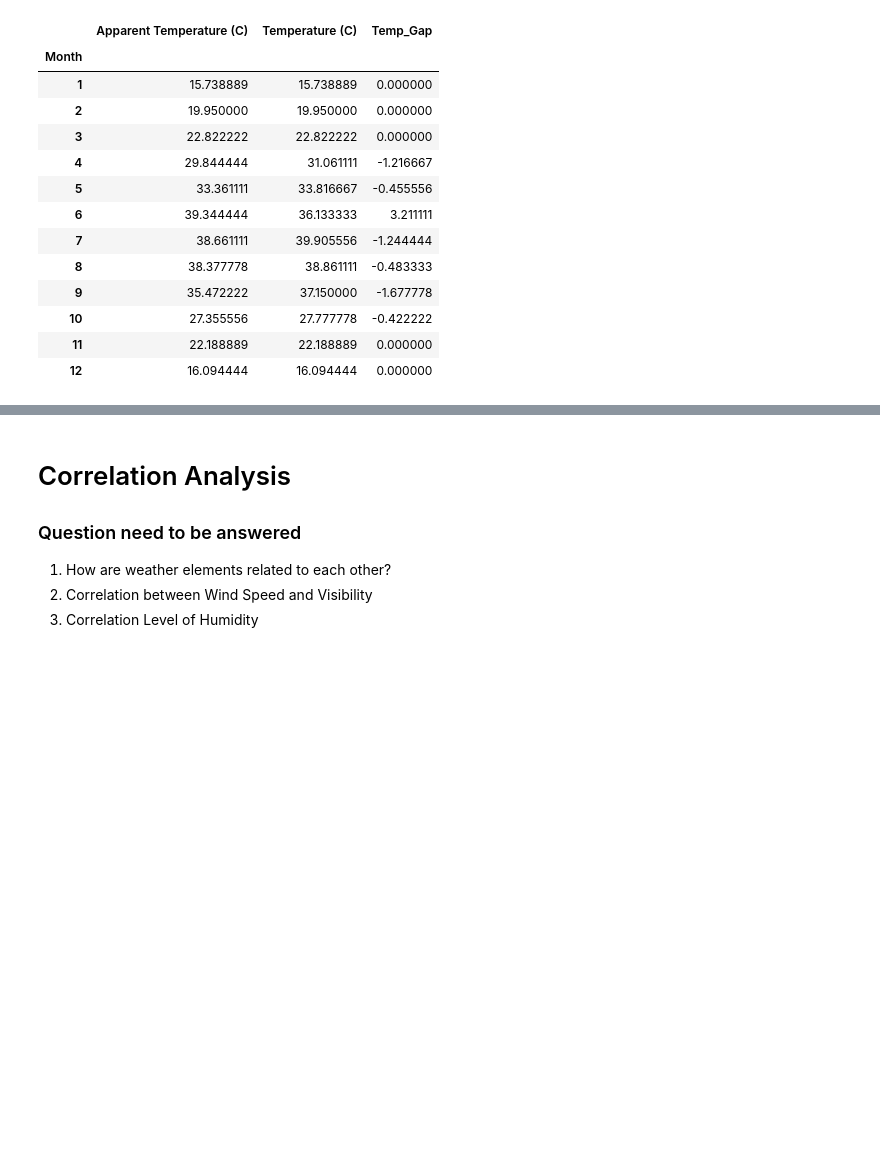
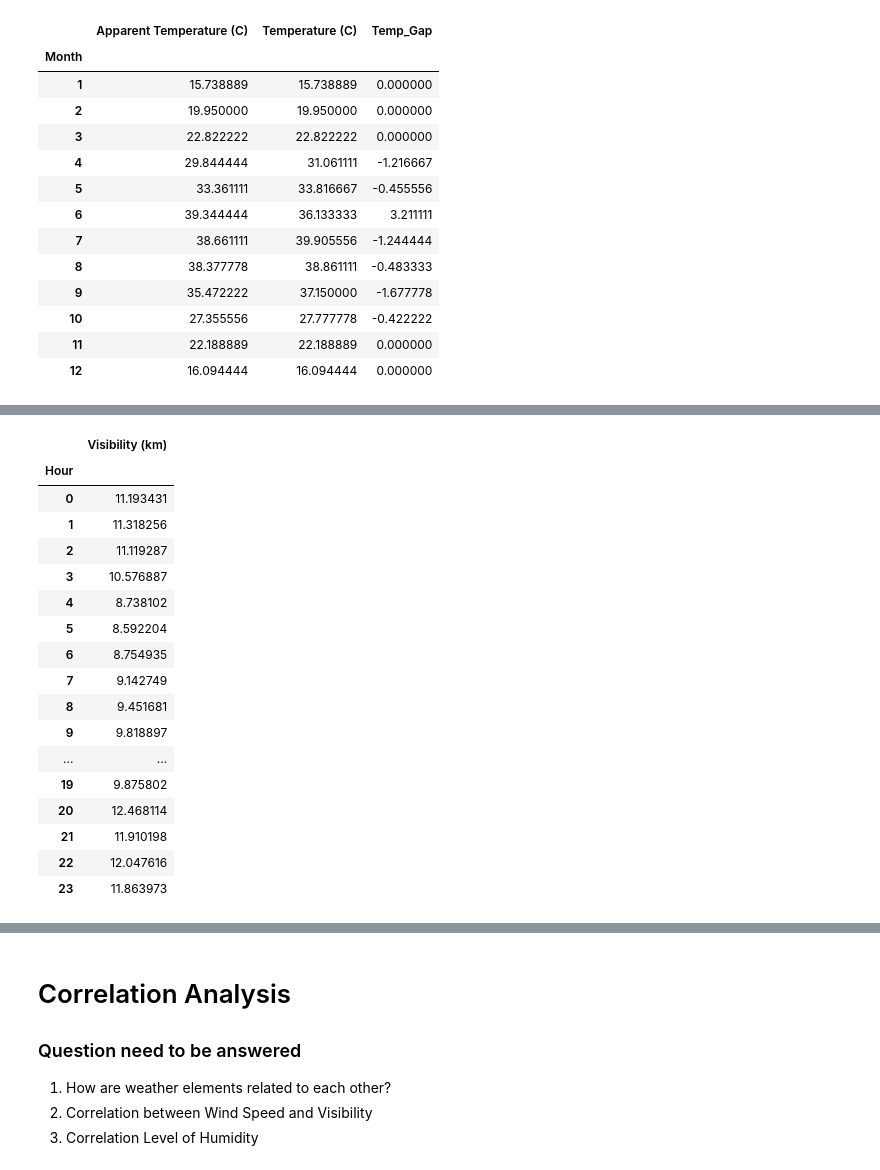
Before and after one commit to CMC-NCKH-2026/Weather_forcasting, a Jupyter notebook: notebooks/Data_Analysis.ipynb, the cells around one changed output, grey strips where cells are left out. Drawn from its saved outputs; the diff is of its cells as text; code cells hidden in the pictures; blank space fills up the shorter version.

```diff
--- a/notebooks/Data_Analysis.ipynb
+++ b/notebooks/Data_Analysis.ipynb
@@ -160,0 +232,23 @@ monthly_diff
+# %%
+#What is the pattern of average Visibility by hour of the day (e.g., does fog often appear in the early morning)?
+hourly_visibility = df.groupby('Hour')[['Visibility (km)']].mean()
+hourly_visibility
+# %% [output]
+|  | Visibility (km) |
+| Hour |  |
+| 0 | 11.193431 |
+| 1 | 11.318256 |
+| 2 | 11.119287 |
+| 3 | 10.576887 |
+| 4 | 8.738102 |
+| 5 | 8.592204 |
+| 6 | 8.754935 |
+| 7 | 9.142749 |
+| 8 | 9.451681 |
+| 9 | 9.818897 |
+| ... | ... |
+| 19 | 9.875802 |
+| 20 | 12.468114 |
+| 21 | 11.910198 |
+| 22 | 12.047616 |
+| 23 | 11.863973 |
```
Also changed, not shown: parts of 10 cells of this notebook.
